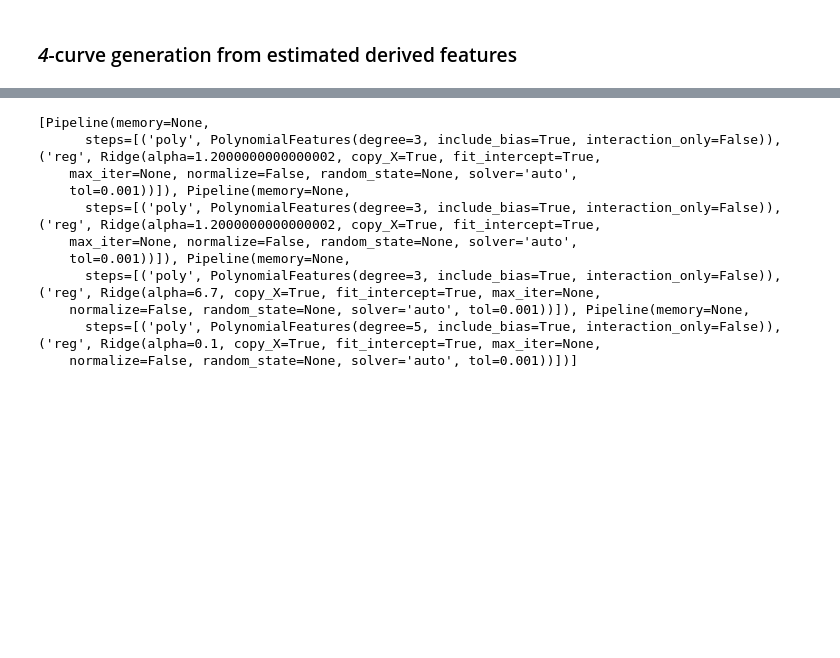
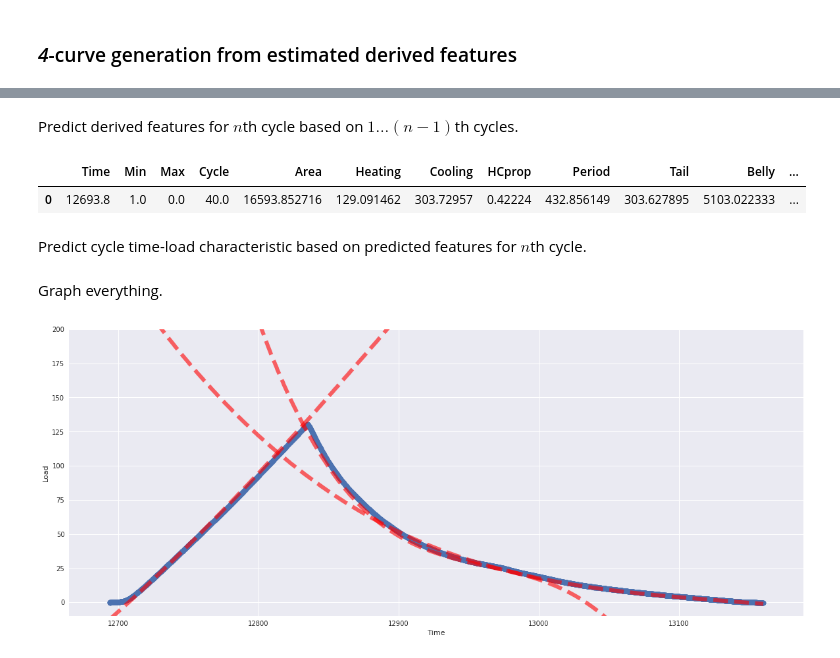
Before and after one commit to Columbia-Creative-Machines-Lab/muscle-prediction, a Jupyter notebook: regression/regression-tuned.ipynb, the cells around one changed output, grey strips where cells are left out. Cells and saved outputs as stored; diff of their text form; code cells hidden in the pictures; blank space fills up the shorter version.

```diff
--- a/regression/regression-tuned.ipynb
+++ b/regression/regression-tuned.ipynb
@@ -197,14 +157,2 @@ Belly 0.0
-# %%
-ests
-# %% [output]
-[Pipeline(memory=None,
-      steps=[('poly', PolynomialFeatures(degree=3, include_bias=True, interaction_only=False)), ('reg', Ridge(alpha=1.2000000000000002, copy_X=True, fit_intercept=True,
-    max_iter=None, normalize=False, random_state=None, solver='auto',
-    tol=0.001))]), Pipeline(memory=None,
-      steps=[('poly', PolynomialFeatures(degree=3, include_bias=True, interaction_only=False)), ('reg', Ridge(alpha=1.2000000000000002, copy_X=True, fit_intercept=True,
-    max_iter=None, normalize=False, random_state=None, solver='auto',
-    tol=0.001))]), Pipeline(memory=None,
-      steps=[('poly', PolynomialFeatures(degree=3, include_bias=True, interaction_only=False)), ('reg', Ridge(alpha=6.7, copy_X=True, fit_intercept=True, max_iter=None,
-    normalize=False, random_state=None, solver='auto', tol=0.001))]), Pipeline(memory=None,
-      steps=[('poly', PolynomialFeatures(degree=5, include_bias=True, interaction_only=False)), ('reg', Ridge(alpha=0.1, copy_X=True, fit_intercept=True, max_iter=None,
-    normalize=False, random_state=None, solver='auto', tol=0.001))])]
+# %% [markdown]
+Predict derived features for $n$th cycle based on $1 \dots (n-1)$th cycles.
@@ -210,0 +168,33 @@ ests
+# %%
+X_f.drop('Load', axis=1, inplace=True); X_f
+# %% [output]
+|  | Time | Min | Max | Cycle | Area | Heating | Cooling | HCprop | Period | Tail | Belly | ... |
+| 0 | 12693.8 | 1.0 | 0.0 | 40.0 | 16593.852716 | 129.091462 | 303.72957 | 0.42224 | 432.856149 | 303.627895 | 5103.022333 | ... |
+# %% [markdown]
+Predict cycle time-load characteristic based on predicted features for $n$th cycle.
+# %%
+X_t = pd.DataFrame() # this entire cell is very slow and needs to be rewritten more intelligently
+start_time = X_raw.Time.values[0]
+assumed_period = X_raw.shape[0]/10
+for t in np.arange(start_time, start_time+assumed_period, 0.1):
+    new_row = X_f.copy(deep=True)
+    new_row.Time = t
+    overwrite_features = ['Min', 'Area', 'Heating', 'Cooling', 'HCprop', 'Period', 'Tail', 'Belly', 'Kurt', 'Skew'] # temp?
+    if t != start_time: # awful
+        for feature in overwrite_features:
+            new_row[feature] = 0
+    X_t = X_t.append(new_row)
+# %%
+X_t = X_t.reset_index().drop(['index'], axis=1)
+# %%
+preds = [ests[est].predict(X_t) for est in range(4)]
+# %% [markdown]
+Graph everything.
+# %%
+fig, axes = plt.subplots(figsize=(20, 8))
+plt.ylim(-10, 200)
+sns.regplot('Time', 'Load', X_raw, fit_reg=False, scatter_kws={"alpha":0.9,"s":60})
+for pred in preds[1:]:
+    axes.plot(X_raw.Time, pred, linewidth=6, linestyle='--', alpha=0.6, c='r')
+# %% [output]
+[figure, added]
```
Also changed, not shown: parts of 6 cells of this notebook.
